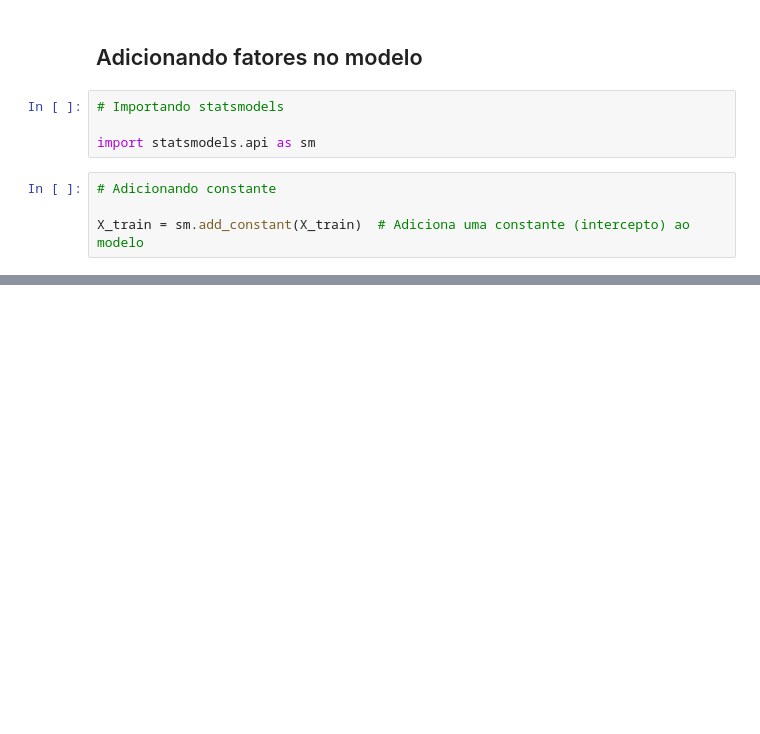
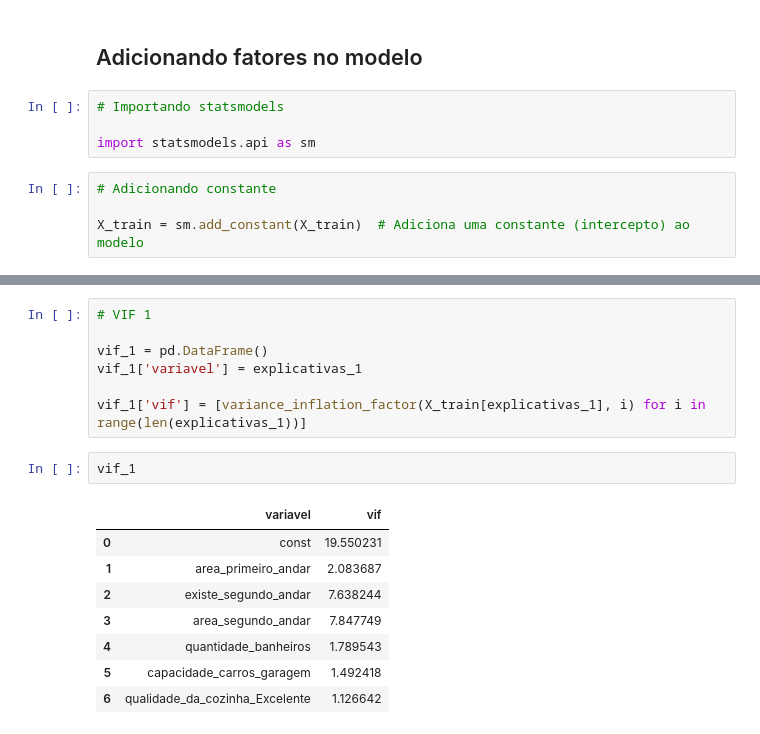
Before and after one commit to bryan-assuncao/Estudo-Machine-Learning, a Jupyter notebook: Data Science - Regressão Linear/Regressão Linear - Preço casas.ipynb, the cells around one changed output, grey strips where cells are left out. Cells and saved outputs as stored; diff of their text form; blank space fills up the shorter version.

```diff
--- a/Data Science - Regressão Linear/Regressão Linear - Preço casas.ipynb
+++ b/Data Science - Regressão Linear/Regressão Linear - Preço casas.ipynb
@@ -309,0 +565,18 @@ X_train.head()
+# %%
+# VIF 1
+
+vif_1 = pd.DataFrame()
+vif_1['variavel'] = explicativas_1
+
+vif_1['vif'] = [variance_inflation_factor(X_train[explicativas_1], i) for i in range(len(explicativas_1))]
+# %%
+vif_1
+# %% [output]
+|  | variavel | vif |
+| 0 | const | 19.550231 |
+| 1 | area_primeiro_andar | 2.083687 |
+| 2 | existe_segundo_andar | 7.638244 |
+| 3 | area_segundo_andar | 7.847749 |
+| 4 | quantidade_banheiros | 1.789543 |
+| 5 | capacidade_carros_garagem | 1.492418 |
+| 6 | qualidade_da_cozinha_Excelente | 1.126642 |
```
Also changed, not shown: parts of 46 cells of this notebook.
